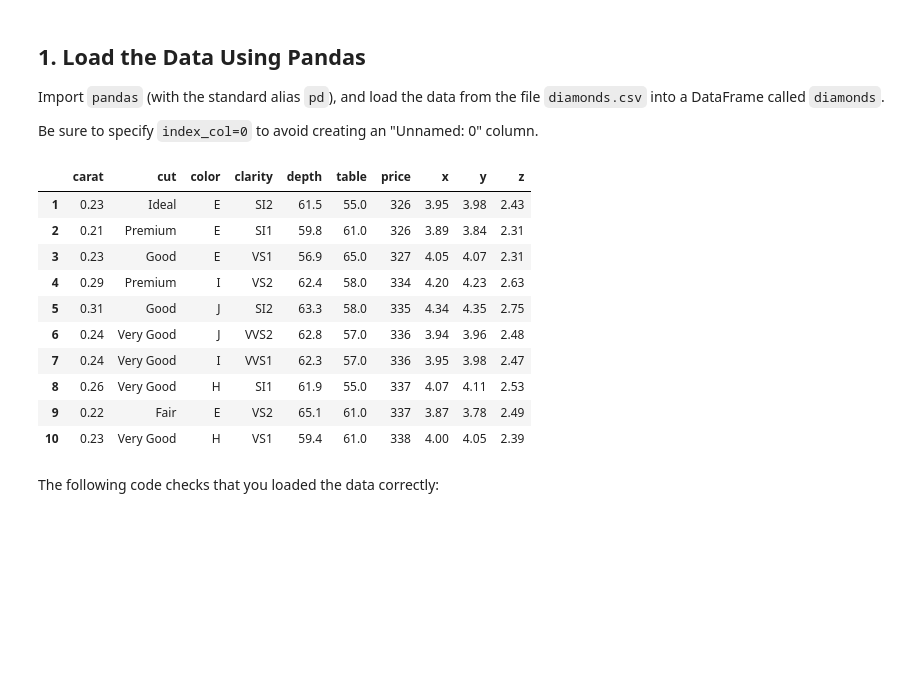
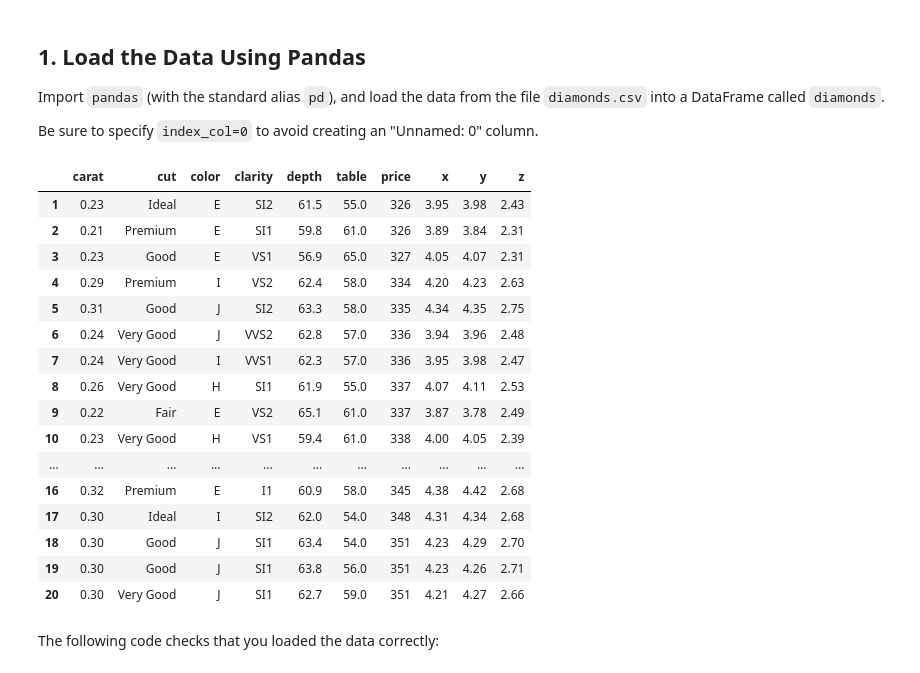
Before and after one commit to aggrey034/dsc-multiple-regression-cumulative-lab, a Jupyter notebook: index.ipynb, the cells around one changed output. Cells and saved outputs as stored; diff of their text form; code cells hidden in the pictures; blank space fills up the shorter version.

```diff
--- a/index.ipynb
+++ b/index.ipynb
@@ -73,21 +73,27 @@ Be sure to specify `index_col=0` to avoid creating an "Unnamed: 0" column.
 # %%
 # Your code here
 # Your code here
 import pandas as pd
 diamonds=pd.read_csv("diamonds.csv", index_col=0)
-diamonds.head(10)
+diamonds.head(20)
 # %% [output]
 |  | carat | cut | color | clarity | depth | table | price | x | y | z |
 | 1 | 0.23 | Ideal | E | SI2 | 61.5 | 55.0 | 326 | 3.95 | 3.98 | 2.43 |
 | 2 | 0.21 | Premium | E | SI1 | 59.8 | 61.0 | 326 | 3.89 | 3.84 | 2.31 |
 | 3 | 0.23 | Good | E | VS1 | 56.9 | 65.0 | 327 | 4.05 | 4.07 | 2.31 |
 | 4 | 0.29 | Premium | I | VS2 | 62.4 | 58.0 | 334 | 4.20 | 4.23 | 2.63 |
 | 5 | 0.31 | Good | J | SI2 | 63.3 | 58.0 | 335 | 4.34 | 4.35 | 2.75 |
 | 6 | 0.24 | Very Good | J | VVS2 | 62.8 | 57.0 | 336 | 3.94 | 3.96 | 2.48 |
 | 7 | 0.24 | Very Good | I | VVS1 | 62.3 | 57.0 | 336 | 3.95 | 3.98 | 2.47 |
 | 8 | 0.26 | Very Good | H | SI1 | 61.9 | 55.0 | 337 | 4.07 | 4.11 | 2.53 |
 | 9 | 0.22 | Fair | E | VS2 | 65.1 | 61.0 | 337 | 3.87 | 3.78 | 2.49 |
 | 10 | 0.23 | Very Good | H | VS1 | 59.4 | 61.0 | 338 | 4.00 | 4.05 | 2.39 |
+| ... | ... | ... | ... | ... | ... | ... | ... | ... | ... | ... |
+| 16 | 0.32 | Premium | E | I1 | 60.9 | 58.0 | 345 | 4.38 | 4.42 | 2.68 |
+| 17 | 0.30 | Ideal | I | SI2 | 62.0 | 54.0 | 348 | 4.31 | 4.34 | 2.68 |
+| 18 | 0.30 | Good | J | SI1 | 63.4 | 54.0 | 351 | 4.23 | 4.29 | 2.70 |
+| 19 | 0.30 | Good | J | SI1 | 63.8 | 56.0 | 351 | 4.23 | 4.26 | 2.71 |
+| 20 | 0.30 | Very Good | J | SI1 | 62.7 | 59.0 | 351 | 4.21 | 4.27 | 2.66 |
 # %% [markdown]
 The following code checks that you loaded the data correctly:
 # %%
```
